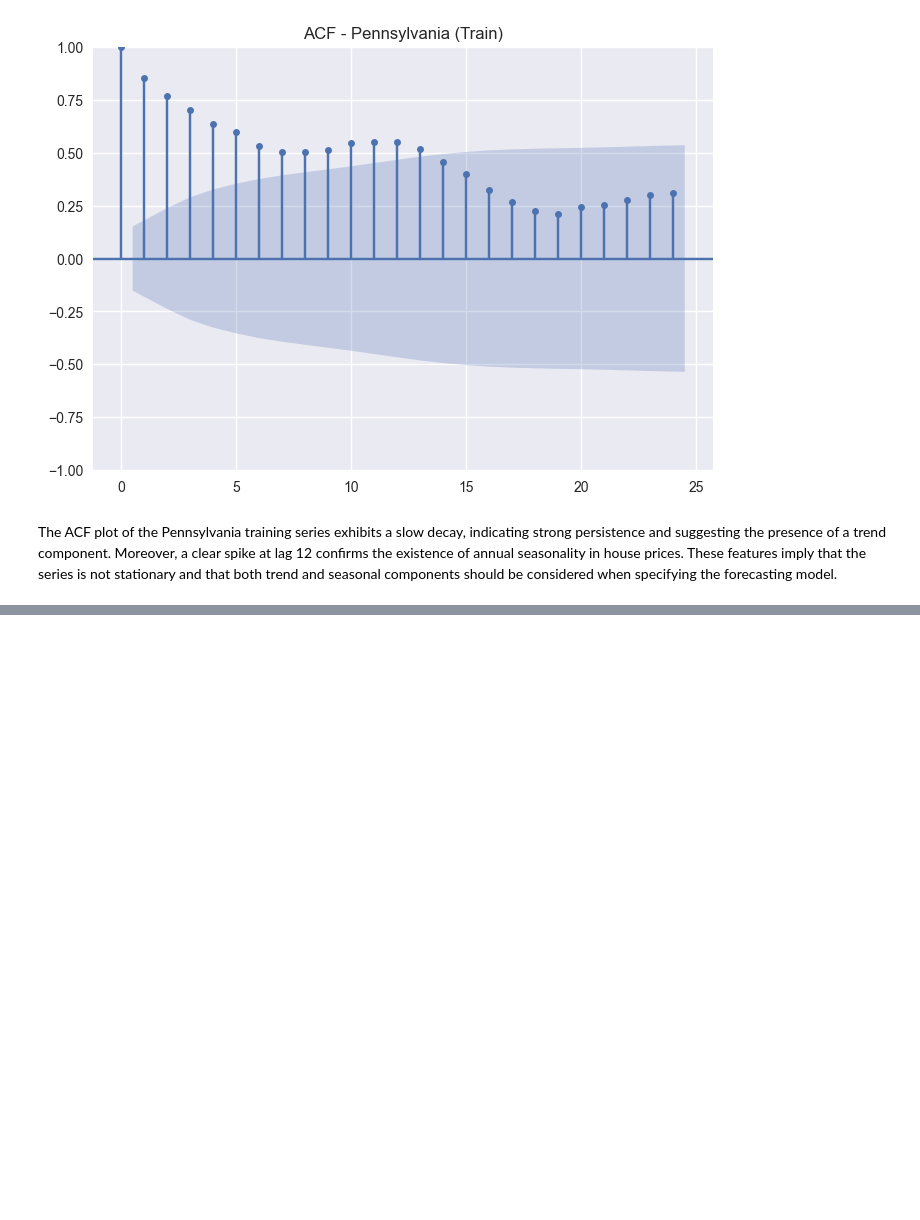
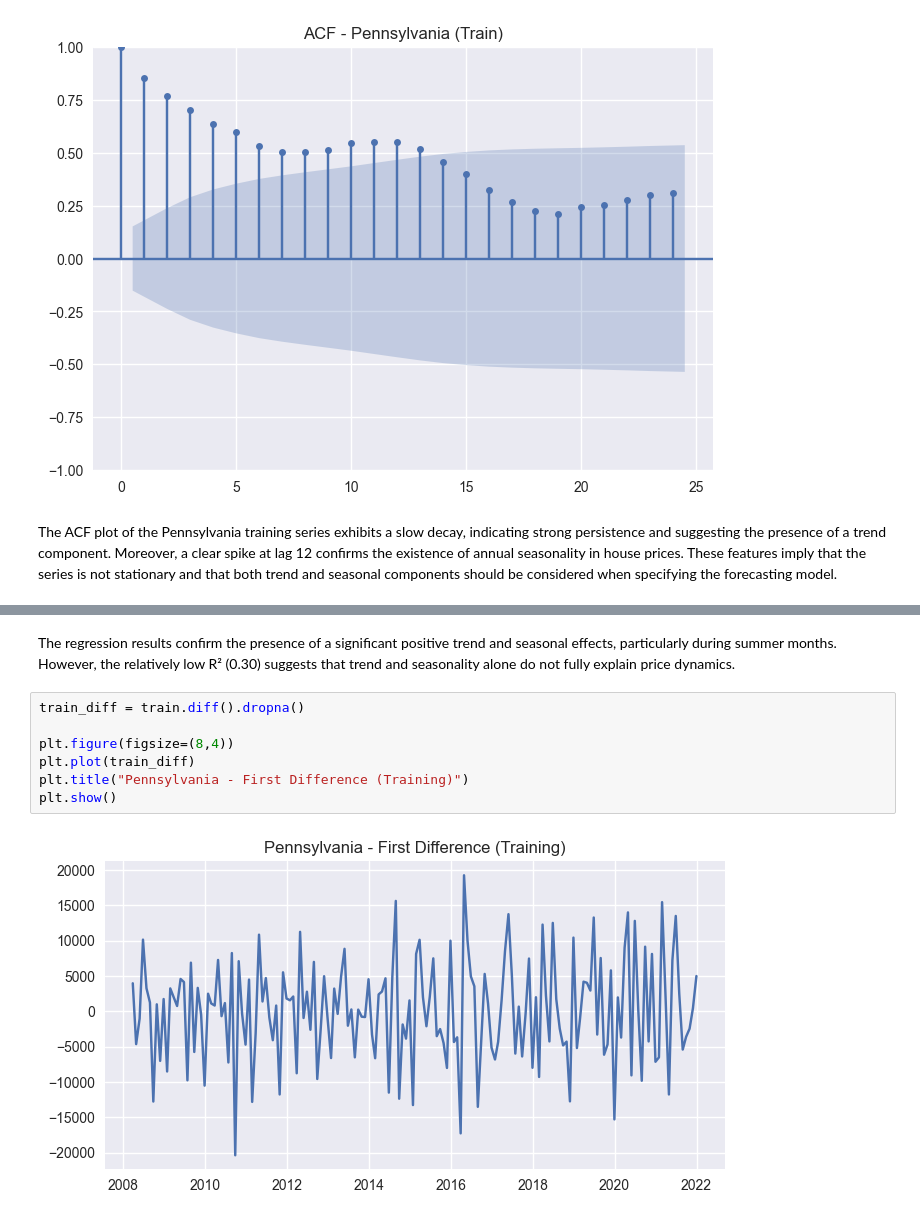
Before and after one commit to alessiogianello/house_pricing_forecast, a Jupyter notebook: main.ipynb, the cells around one changed output, grey strips where cells are left out. Cells and saved outputs as stored; diff of their text form; blank space fills up the shorter version.

```diff
--- a/main.ipynb
+++ b/main.ipynb
@@ -754,0 +770,11 @@ ValueError: Pandas data cast to numpy dtype of object. Check input data with np.
+# %% [markdown]
+The regression results confirm the presence of a significant positive trend and seasonal effects, particularly during summer months. However, the relatively low R² (0.30) suggests that trend and seasonality alone do not fully explain price dynamics.
+# %%
+train_diff = train.diff().dropna()
+
+plt.figure(figsize=(8,4))
+plt.plot(train_diff)
+plt.title("Pennsylvania - First Difference (Training)")
+plt.show()
+# %% [output]
+[figure, added]
```
Also changed, not shown: parts of 9 cells of this notebook.
